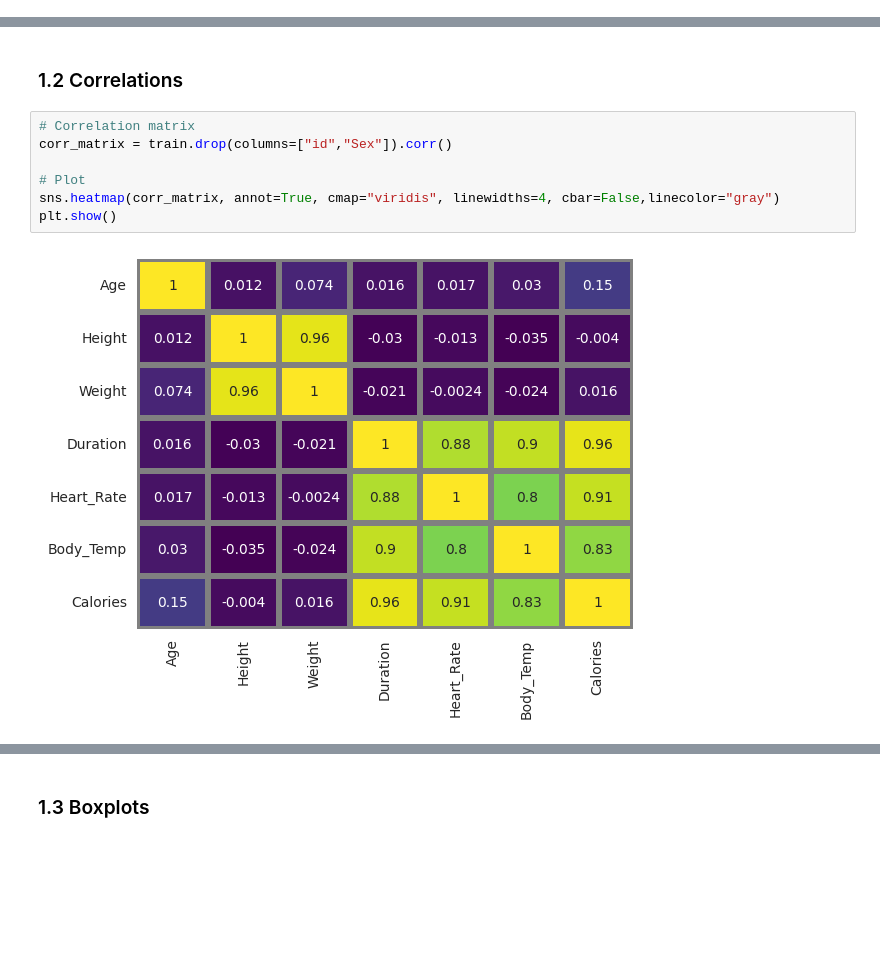
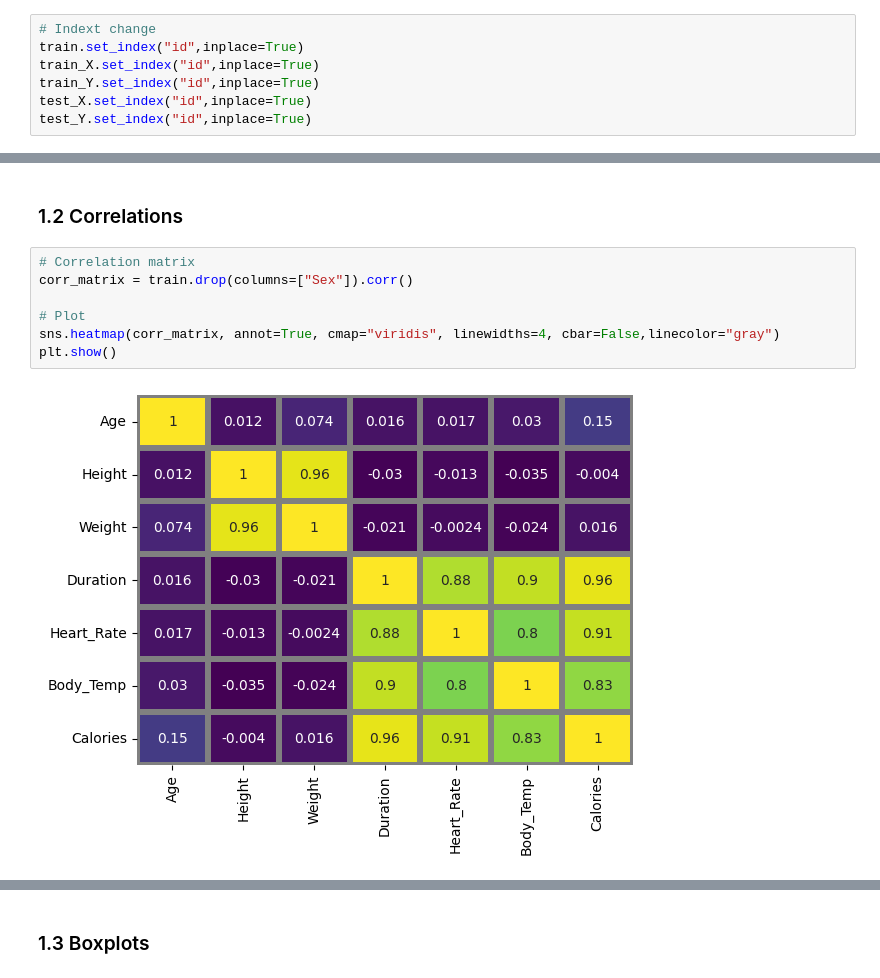
Before and after one commit to JavierMdT/Calories-Expenditure-Prediction, a Jupyter notebook: notebook.ipynb, the cells around one changed output, grey strips where cells are left out. Saved outputs shown, nothing was run; the diff lists cells and outputs as text; blank space fills up the shorter version.

```diff
--- a/notebook.ipynb
+++ b/notebook.ipynb
@@ -68,6 +70,13 @@ print("Number of features:        ",train.shape[1]-1)
 Number of rows in train:    750000
 Number of rows in test:     250000
 Number of features:         8
+# %%
+# Indext change
+train.set_index("id",inplace=True)
+train_X.set_index("id",inplace=True)
+train_Y.set_index("id",inplace=True)
+test_X.set_index("id",inplace=True)
+test_Y.set_index("id",inplace=True)
 # %%
 # Some observations
 train.sample(10)
@@ -101,11 +133,11 @@ In general, all features are within a reasonable range of values. The only weird
 ### 1.2 Correlations
 # %%
 # Correlation matrix
-corr_matrix = train.drop(columns=["id","Sex"]).corr()
+corr_matrix = train.drop(columns=["Sex"]).corr()
 
 # Plot
 sns.heatmap(corr_matrix, annot=True, cmap="viridis", linewidths=4, cbar=False,linecolor="gray")
 plt.show()
 # %% [output]
-[figure, old version]
+[figure, new version]
 # %% [markdown]
```
Also changed, not shown: parts of 17 cells of this notebook, 3 other files.
